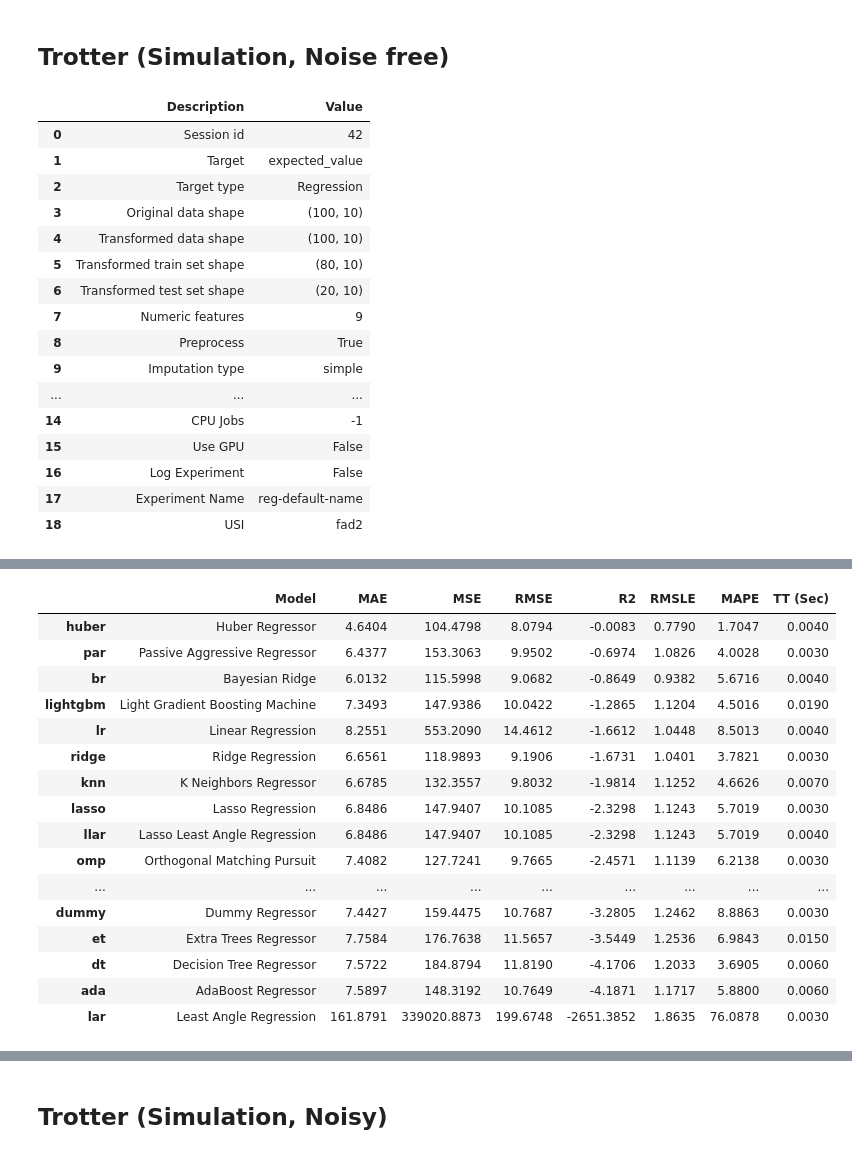
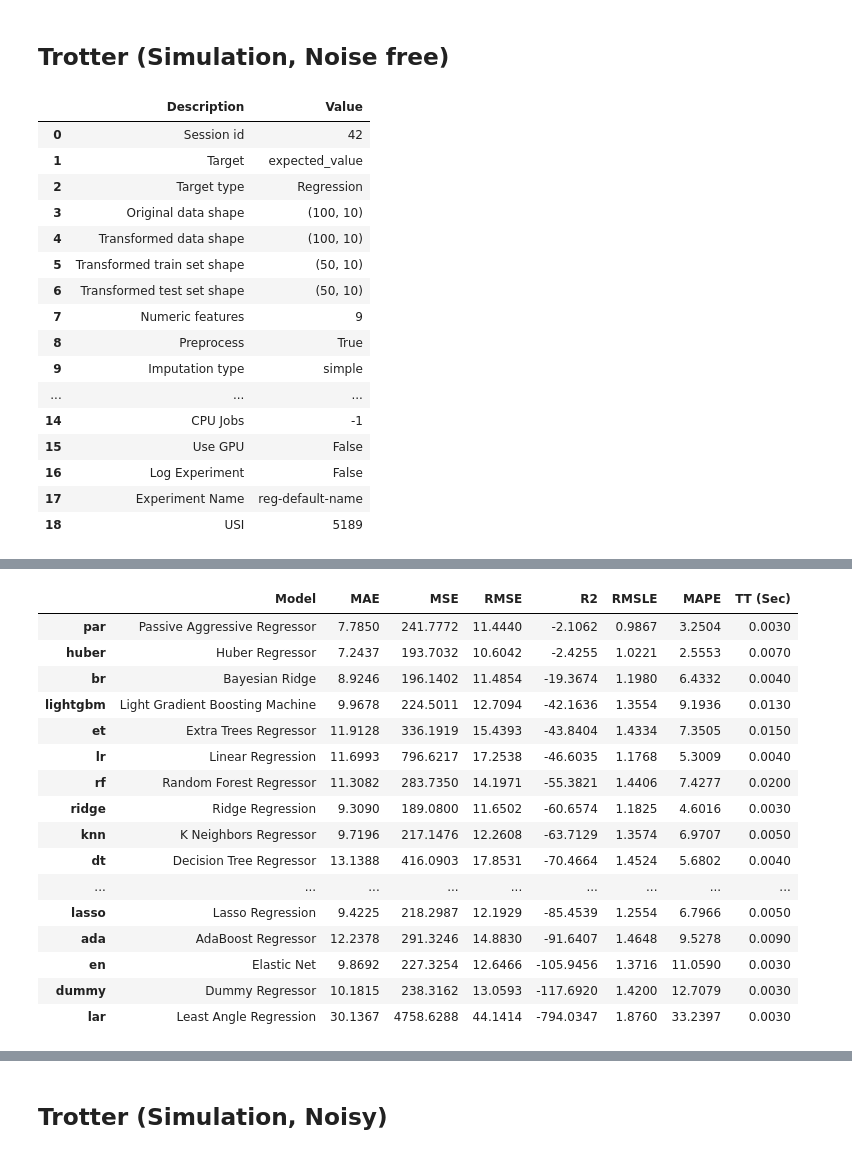
Before and after one commit to YutoMorohoshi/fourier_learning_ibm, a Jupyter notebook: analyze.ipynb, the cells around one changed output, grey strips where cells are left out. Saved outputs shown, nothing was run; the diff lists cells and outputs as text; code cells hidden in the pictures.

```diff
--- a/analyze.ipynb
+++ b/analyze.ipynb
@@ -5,20 +5,32 @@ from pycaret.regression import RegressionExperiment
 import pickle
 # %%
 # Load data
-current_time = "2024-11-14T12:57:37.266Z"
+current_time = "2024-11-14T12:57Z"
+n_qubits = 8
+backend_qpu_name = "ibm_marrakesh"
 
-with open(f"./data/{current_time}/data_exact_df.pkl", "rb") as f:
+with open(
+    f"./data/{current_time}_{n_qubits}_{backend_qpu_name}/data_exact_df.pkl", "rb"
+) as f:
     data_exact_df = pickle.load(f)
-with open(f"./data/{current_time}/data_sim_df.pkl", "rb") as f:
+with open(
+    f"./data/{current_time}_{n_qubits}_{backend_qpu_name}/data_sim_df.pkl", "rb"
+) as f:
     data_sim_df = pickle.load(f)
-with open(f"./data/{current_time}/data_sim_noisy_df.pkl", "rb") as f:
+with open(
+    f"./data/{current_time}_{n_qubits}_{backend_qpu_name}/data_sim_noisy_df.pkl", "rb"
+) as f:
     data_sim_noisy_df = pickle.load(f)
-with open(f"./data/{current_time}/data_nmit_df.pkl", "rb") as f:
+with open(
+    f"./data/{current_time}_{n_qubits}_{backend_qpu_name}/data_nmit_df.pkl", "rb"
+) as f:
     data_nmit_df = pickle.load(f)
-with open(f"./data/{current_time}/data_mit_df.pkl", "rb") as f:
+with open(
+    f"./data/{current_time}_{n_qubits}_{backend_qpu_name}/data_mit_df.pkl", "rb"
+) as f:
     data_mit_df = pickle.load(f)
 
-with open(f"./data/{current_time}/params.pkl", "rb") as f:
+with open(f"./data/{current_time}_{n_qubits}_{backend_qpu_name}/params.pkl", "rb") as f:
     params = pickle.load(f)
 
 for key, value in params.items():
@@ -176,44 +188,44 @@ s_exact.plot_model(best_exact, plot="error")
 ## Trotter (Simulation, Noise free)
 # %%
 s_sim = RegressionExperiment()
-s_sim.setup(data=data_sim_df, target="expected_value", train_size=0.8, session_id=42)
+s_sim.setup(data=data_sim_df, target="expected_value", train_size=0.5, session_id=42)
 best_sim = s_sim.compare_models(turbo=True)
 # %% [output]
 |  | Description | Value |
 | 0 | Session id | 42 |
 | 1 | Target | expected_value |
 | 2 | Target type | Regression |
 | 3 | Original data shape | (100, 10) |
 | 4 | Transformed data shape | (100, 10) |
-| 5 | Transformed train set shape | (80, 10) |
-| 6 | Transformed test set shape | (20, 10) |
+| 5 | Transformed train set shape | (50, 10) |
+| 6 | Transformed test set shape | (50, 10) |
 | 7 | Numeric features | 9 |
 | 8 | Preprocess | True |
 | 9 | Imputation type | simple |
 | ... | ... | ... |
 | 14 | CPU Jobs | -1 |
 | 15 | Use GPU | False |
 | 16 | Log Experiment | False |
 | 17 | Experiment Name | reg-default-name |
-| 18 | USI | fad2 |
+| 18 | USI | 5189 |
 [interactive output not drawn]
 |  | Model | MAE | MSE | RMSE | R2 | RMSLE | MAPE | TT (Sec) |
-| huber | Huber Regressor | 4.6404 | 104.4798 | 8.0794 | -0.0083 | 0.7790 | 1.7047 | 0.0040 |
-| par | Passive Aggressive Regressor | 6.4377 | 153.3063 | 9.9502 | -0.6974 | 1.0826 | 4.0028 | 0.0030 |
-| br | Bayesian Ridge | 6.0132 | 115.5998 | 9.0682 | -0.8649 | 0.9382 | 5.6716 | 0.0040 |
-| lightgbm | Light Gradient Boosting Machine | 7.3493 | 147.9386 | 10.0422 | -1.2865 | 1.1204 | 4.5016 | 0.0190 |
-| lr | Linear Regression | 8.2551 | 553.2090 | 14.4612 | -1.6612 | 1.0448 | 8.5013 | 0.0040 |
-| ridge | Ridge Regression | 6.6561 | 118.9893 | 9.1906 | -1.6731 | 1.0401 | 3.7821 | 0.0030 |
-| knn | K Neighbors Regressor | 6.6785 | 132.3557 | 9.8032 | -1.9814 | 1.1252 | 4.6626 | 0.0070 |
-| lasso | Lasso Regression | 6.8486 | 147.9407 | 10.1085 | -2.3298 | 1.1243 | 5.7019 | 0.0030 |
-| llar | Lasso Least Angle Regression | 6.8486 | 147.9407 | 10.1085 | -2.3298 | 1.1243 | 5.7019 | 0.0040 |
-| omp | Orthogonal Matching Pursuit | 7.4082 | 127.7241 | 9.7665 | -2.4571 | 1.1139 | 6.2138 | 0.0030 |
+| par | Passive Aggressive Regressor | 7.7850 | 241.7772 | 11.4440 | -2.1062 | 0.9867 | 3.2504 | 0.0030 |
+| huber | Huber Regressor | 7.2437 | 193.7032 | 10.6042 | -2.4255 | 1.0221 | 2.5553 | 0.0070 |
+| br | Bayesian Ridge | 8.9246 | 196.1402 | 11.4854 | -19.3674 | 1.1980 | 6.4332 | 0.0040 |
+| lightgbm | Light Gradient Boosting Machine | 9.9678 | 224.5011 | 12.7094 | -42.1636 | 1.3554 | 9.1936 | 0.0130 |
+| et | Extra Trees Regressor | 11.9128 | 336.1919 | 15.4393 | -43.8404 | 1.4334 | 7.3505 | 0.0150 |
+| lr | Linear Regression | 11.6993 | 796.6217 | 17.2538 | -46.6035 | 1.1768 | 5.3009 | 0.0040 |
+| rf | Random Forest Regressor | 11.3082 | 283.7350 | 14.1971 | -55.3821 | 1.4406 | 7.4277 | 0.0200 |
+| ridge | Ridge Regression | 9.3090 | 189.0800 | 11.6502 | -60.6574 | 1.1825 | 4.6016 | 0.0030 |
+| knn | K Neighbors Regressor | 9.7196 | 217.1476 | 12.2608 | -63.7129 | 1.3574 | 6.9707 | 0.0050 |
+| dt | Decision Tree Regressor | 13.1388 | 416.0903 | 17.8531 | -70.4664 | 1.4524 | 5.6802 | 0.0040 |
 | ... | ... | ... | ... | ... | ... | ... | ... | ... |
-| dummy | Dummy Regressor | 7.4427 | 159.4475 | 10.7687 | -3.2805 | 1.2462 | 8.8863 | 0.0030 |
-| et | Extra Trees Regressor | 7.7584 | 176.7638 | 11.5657 | -3.5449 | 1.2536 | 6.9843 | 0.0150 |
-| dt | Decision Tree Regressor | 7.5722 | 184.8794 | 11.8190 | -4.1706 | 1.2033 | 3.6905 | 0.0060 |
-| ada | AdaBoost Regressor | 7.5897 | 148.3192 | 10.7649 | -4.1871 | 1.1717 | 5.8800 | 0.0060 |
-| lar | Least Angle Regression | 161.8791 | 339020.8873 | 199.6748 | -2651.3852 | 1.8635 | 76.0878 | 0.0030 |
+| lasso | Lasso Regression | 9.4225 | 218.2987 | 12.1929 | -85.4539 | 1.2554 | 6.7966 | 0.0050 |
+| ada | AdaBoost Regressor | 12.2378 | 291.3246 | 14.8830 | -91.6407 | 1.4648 | 9.5278 | 0.0090 |
+| en | Elastic Net | 9.8692 | 227.3254 | 12.6466 | -105.9456 | 1.3716 | 11.0590 | 0.0030 |
+| dummy | Dummy Regressor | 10.1815 | 238.3162 | 13.0593 | -117.6920 | 1.4200 | 12.7079 | 0.0030 |
+| lar | Least Angle Regression | 30.1367 | 4758.6288 | 44.1414 | -794.0347 | 1.8760 | 33.2397 | 0.0030 |
 [interactive output not drawn]
 # %%
 s_sim.plot_model(best_sim, plot="error")
```
Also changed, not shown: parts of 15 cells of this notebook, 48 other files.
